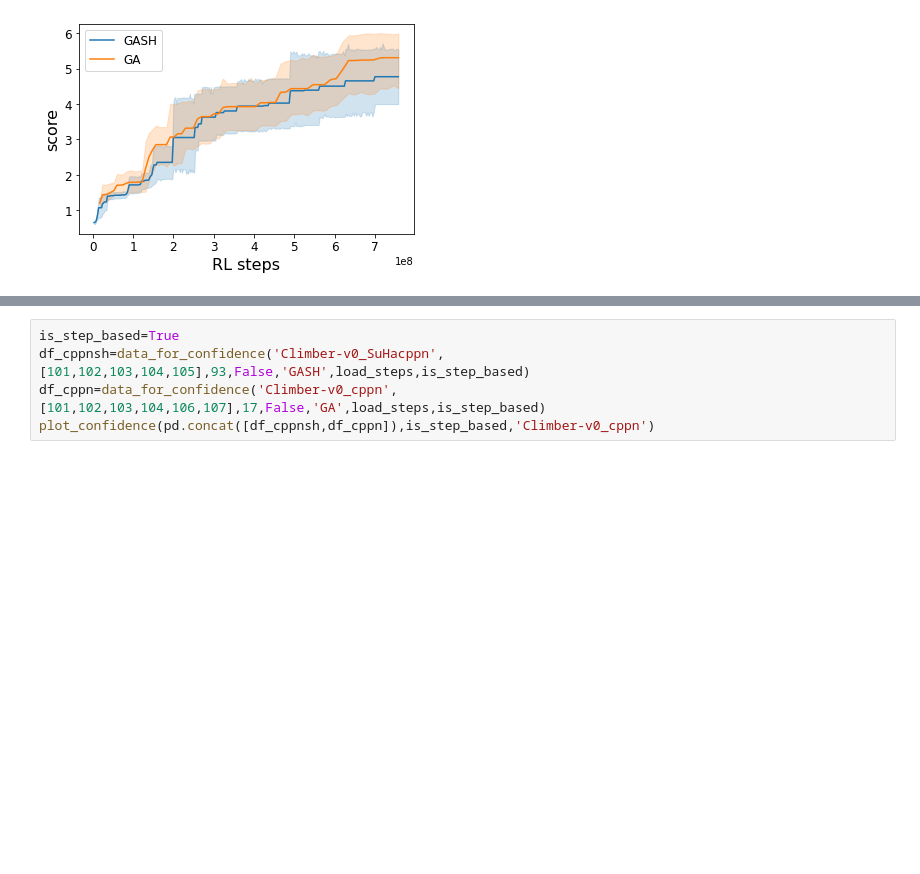
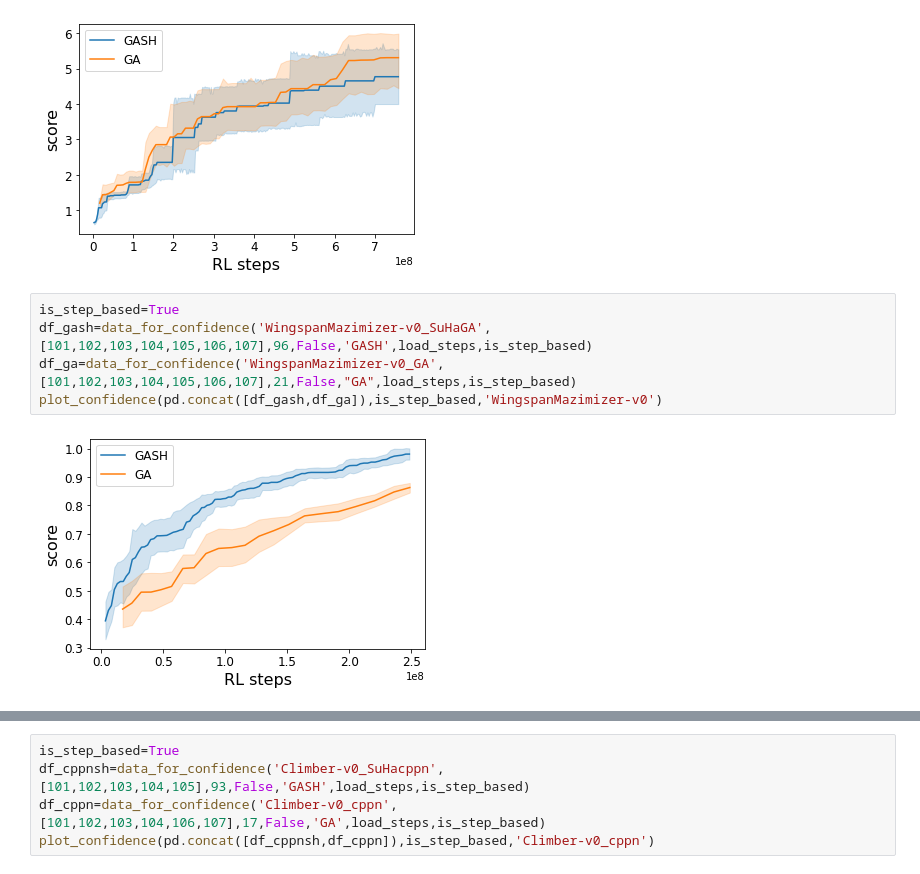
Before and after one commit to sk161717/Evogym-GASH, a Jupyter notebook: examples/output_graph.ipynb, the cells around one changed output, grey strips where cells are left out. Saved outputs shown, nothing was run; the diff lists cells and outputs as text; blank space fills up the shorter version.

```diff
--- a/examples/output_graph.ipynb
+++ b/examples/output_graph.ipynb
@@ -262,3 +270,10 @@ df_ga=data_for_confidence('Hurdler-v0_GA',[101,102,103,104,105,106],67,False,"GA
 plot_confidence(pd.concat([df_gash,df_ga]),is_step_based,'Hurdler-v0')
 # %% [output]
 [figure]
+# %%
+is_step_based=True
+df_gash=data_for_confidence('WingspanMazimizer-v0_SuHaGA',[101,102,103,104,105,106,107],96,False,'GASH',load_steps,is_step_based)
+df_ga=data_for_confidence('WingspanMazimizer-v0_GA',[101,102,103,104,105,106,107],21,False,"GA",load_steps,is_step_based)
+plot_confidence(pd.concat([df_gash,df_ga]),is_step_based,'WingspanMazimizer-v0')
+# %% [output]
+[figure, added]
```
Also changed, not shown: parts of 4 cells of this notebook, 46 other files.
